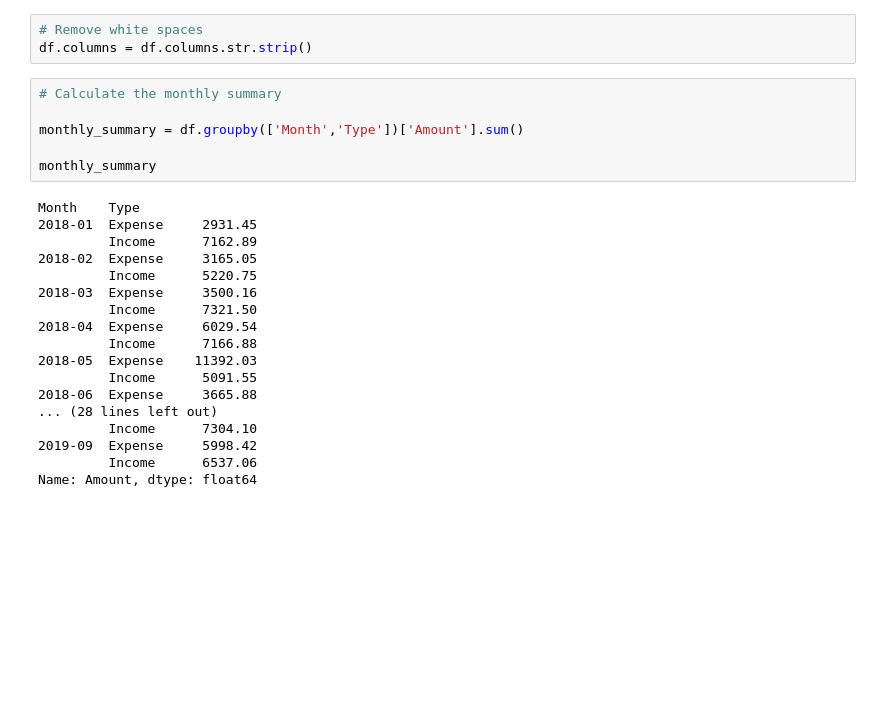
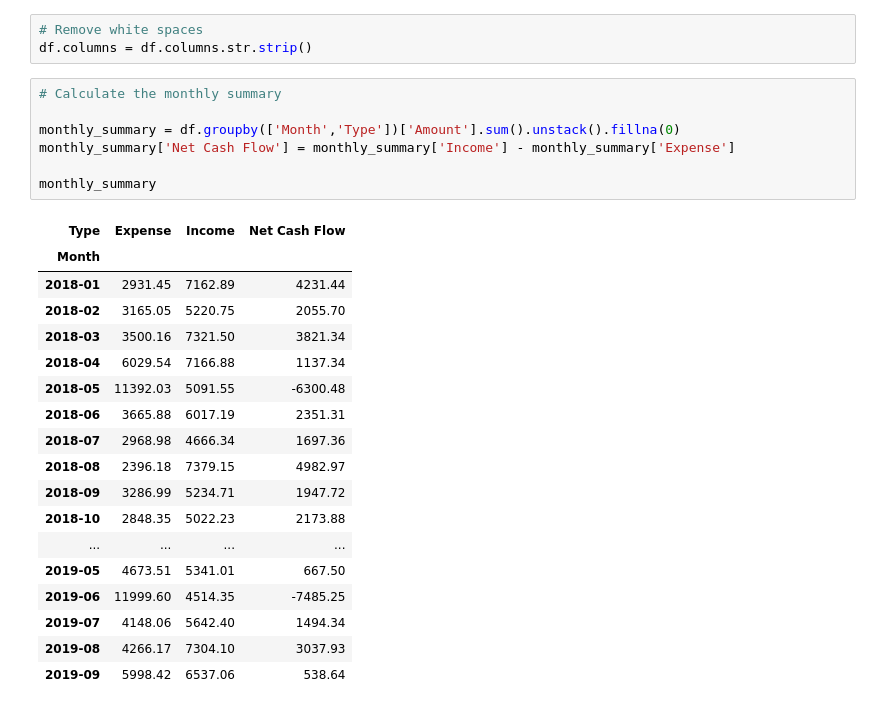
Before and after one commit to Jahdo-Vpool/Data-Projects, a Jupyter notebook: Finance/transactions_project/personal_transactions.ipynb, the cells around one changed output. Saved outputs shown, nothing was run; the diff lists cells and outputs as text; blank space fills up the shorter version.

```diff
--- a/Finance/transactions_project/personal_transactions.ipynb
+++ b/Finance/transactions_project/personal_transactions.ipynb
@@ -24,24 +38,26 @@ df.columns = df.columns.str.strip()
 # %%
 # Calculate the monthly summary
 
-monthly_summary = df.groupby(['Month','Type'])['Amount'].sum()
+monthly_summary = df.groupby(['Month','Type'])['Amount'].sum().unstack().fillna(0)
+monthly_summary['Net Cash Flow'] = monthly_summary['Income'] - monthly_summary['Expense']
 
 monthly_summary
 # %% [output]
-Month    Type
-2018-01  Expense     2931.45
-         Income      7162.89
-2018-02  Expense     3165.05
-         Income      5220.75
-2018-03  Expense     3500.16
-         Income      7321.50
-2018-04  Expense     6029.54
-         Income      7166.88
-2018-05  Expense    11392.03
-         Income      5091.55
-2018-06  Expense     3665.88
-... (28 lines left out)
-         Income      7304.10
-2019-09  Expense     5998.42
-         Income      6537.06
-Name: Amount, dtype: float64
+| Type | Expense | Income | Net Cash Flow |
+| Month |  |  |  |
+| 2018-01 | 2931.45 | 7162.89 | 4231.44 |
+| 2018-02 | 3165.05 | 5220.75 | 2055.70 |
+| 2018-03 | 3500.16 | 7321.50 | 3821.34 |
+| 2018-04 | 6029.54 | 7166.88 | 1137.34 |
+| 2018-05 | 11392.03 | 5091.55 | -6300.48 |
+| 2018-06 | 3665.88 | 6017.19 | 2351.31 |
+| 2018-07 | 2968.98 | 4666.34 | 1697.36 |
+| 2018-08 | 2396.18 | 7379.15 | 4982.97 |
+| 2018-09 | 3286.99 | 5234.71 | 1947.72 |
+| 2018-10 | 2848.35 | 5022.23 | 2173.88 |
+| ... | ... | ... | ... |
+| 2019-05 | 4673.51 | 5341.01 | 667.50 |
+| 2019-06 | 11999.60 | 4514.35 | -7485.25 |
+| 2019-07 | 4148.06 | 5642.40 | 1494.34 |
+| 2019-08 | 4266.17 | 7304.10 | 3037.93 |
+| 2019-09 | 5998.42 | 6537.06 | 538.64 |
```
Also changed, not shown: parts of 6 cells of this notebook.
